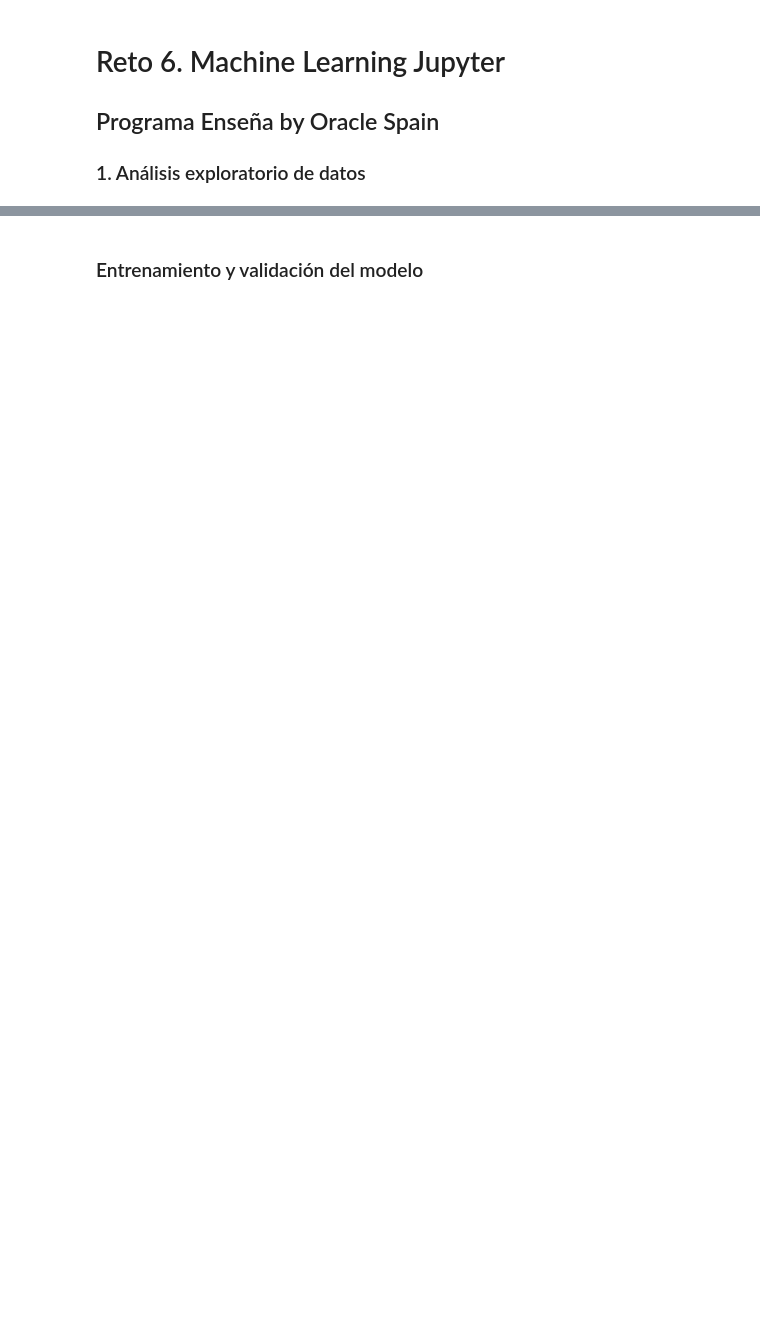
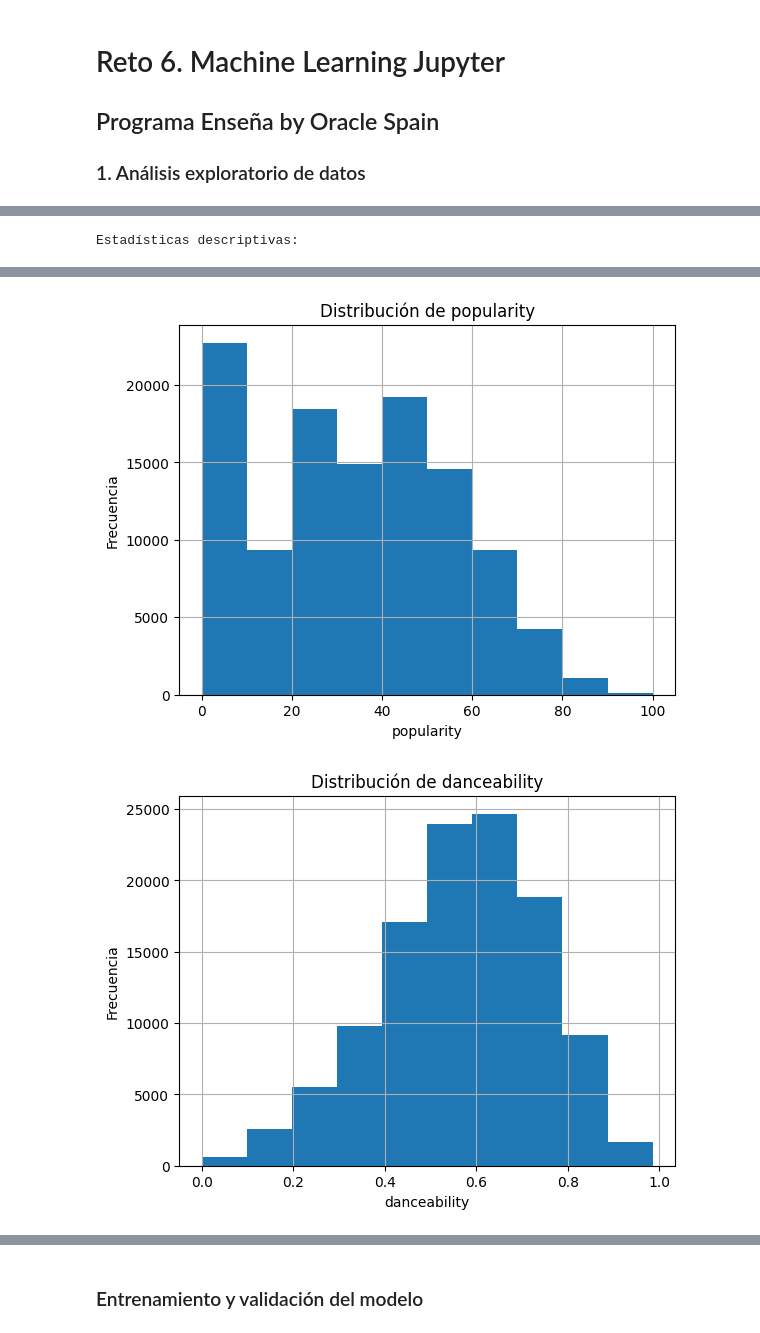
Before and after one commit to antoniol00/oracle_challenge_ensena, a Jupyter notebook: reto.ipynb, the cells around one changed output, grey strips where cells are left out. Saved outputs shown, nothing was run; the diff lists cells and outputs as text; code cells hidden in the pictures; blank space fills up the shorter version.

```diff
--- a/reto.ipynb
+++ b/reto.ipynb
@@ -95,8 +134,5 @@ for col in cols_a_hist:
     plt.xlabel(col)
     plt.ylabel('Frecuencia')
     plt.show()
-
-#  Correlaciones
-corr = df.select_dtypes(include='number').corr()
-print("\nMatriz de correlación (variables numéricas):")
-display(corr)
+# %% [output]
+Estadísticas descriptivas:
@@ -102,0 +148,2 @@ display(corr)
+[figure, added]
+[figure, added]
```
Also changed, not shown: parts of 22 cells of this notebook.
